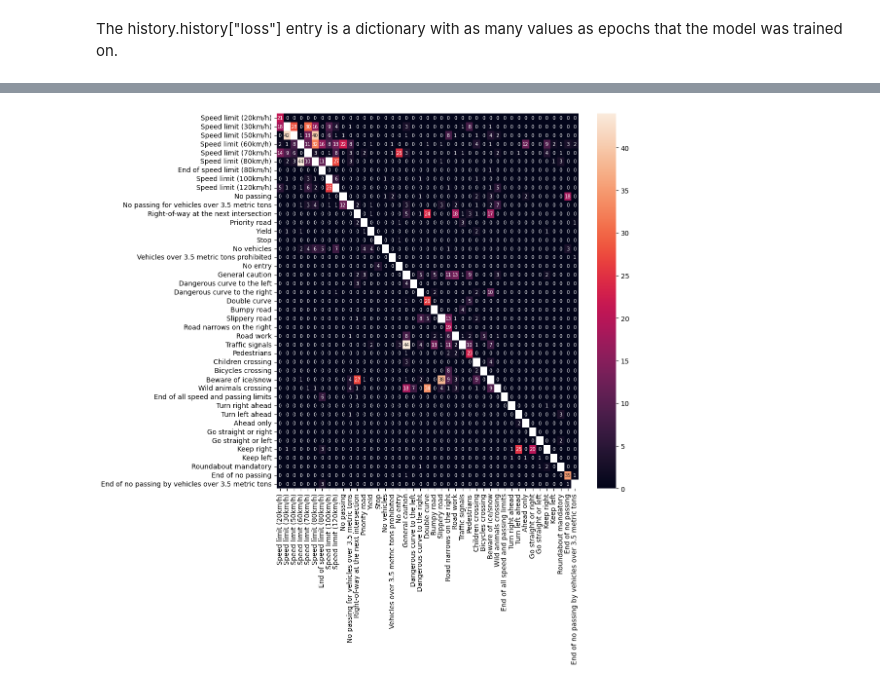
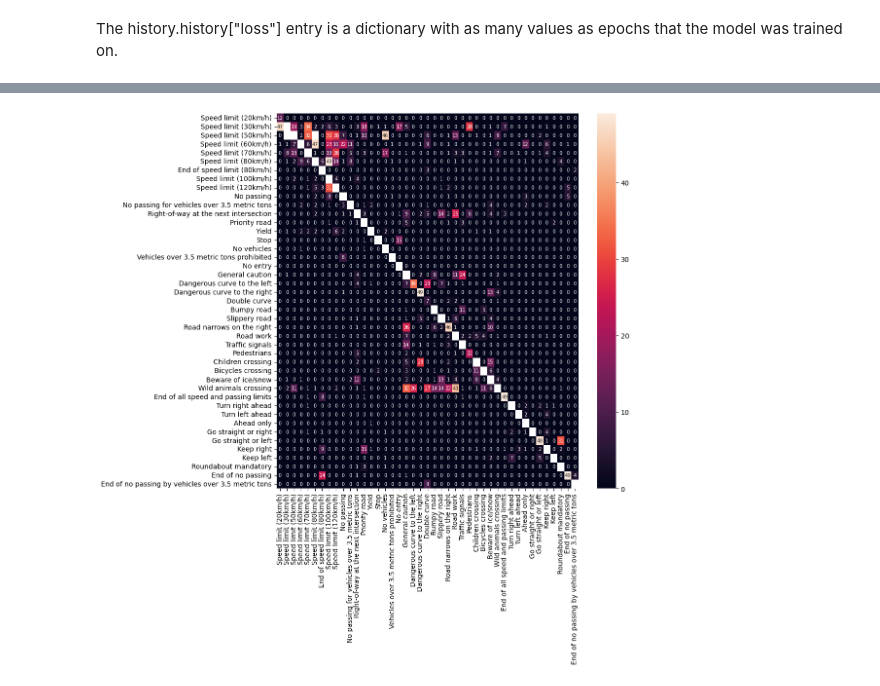
Before and after one commit to guevelel/COMP4449_Image_Classification, a Jupyter notebook: Traffic_Signs_COMP4449.ipynb, the cells around one changed output, grey strips where cells are left out. Saved outputs shown, nothing was run; the diff lists cells and outputs as text; code cells hidden in the pictures.

Commit message:
Updated to LeNet5 neural net, and added data augmentation

```diff
--- a/Traffic_Signs_COMP4449.ipynb
+++ b/Traffic_Signs_COMP4449.ipynb
@@ -212,12 +213,26 @@ plt.show()
 # %%
 #Build Neural Network Model:
 
+#model = Sequential()
+#model.add(Conv2D(filters=32, kernel_size=(5,5), activation='relu', input_shape=X_train.shape[1:]))
+#model.add(Flatten())
+#model.add(Dense(256, activation='relu'))
+#model.add(Dropout(rate=0.5))
+#model.add(Dense(43, activation='softmax'))
+
+#LeNet-5
 model = Sequential()
-model.add(Conv2D(filters=32, kernel_size=(5,5), activation='relu', input_shape=X_train.shape[1:]))
+model.add(Conv2D(filters=5, kernel_size=(5,5), activation='relu', padding='valid', input_shape=X_train.shape[1:]))
+model.add(AveragePooling2D(pool_size=(2,2),strides=2,padding='valid',data_format=None,)) #is this right?
+model.add(Conv2D(filters=5, kernel_size=(5,5), activation='relu', padding='valid'))
+model.add(AveragePooling2D(pool_size=(2,2),strides=2,padding='valid',data_format=None,)) #is this right?
 model.add(Flatten())
-model.add(Dense(256, activation='relu'))
-model.add(Dropout(rate=0.5))
+model.add(Dense(120, activation='relu'))
+model.add(Dense(84, activation='relu'))
 model.add(Dense(43, activation='softmax'))
+
+
+
 
 #Compile the model:
 model.compile(loss='categorical_crossentropy', optimizer='adam', metrics=['accuracy'])
@@ -232,7 +247,7 @@ model.compile(loss='categorical_crossentropy', optimizer='adam', metrics=['accur
 #Convolutional
 # %%
 #Set number of Epochs:
-eps = 3
+eps = 5
 
 #Fit model and track the accuracy and loss:
 history = model.fit(X_train, y_train, batch_size=32, epochs=eps, validation_data=(X_val, y_val))
@@ -318,11 +333,12 @@ y_preds = torch.Tensor(y_preds)
 # %%
 #Plot heatmap of classification results (masking values >50 to point out misclassifications)
 fig, ax = plt.subplots(figsize=(10,10))
 corr = confusion_matrix(y_preds, y_act)
+names = signnames.values()
 sns.heatmap(corr, annot=True,
             xticklabels=names,yticklabels=names, fmt='d',annot_kws={"size": 7},
             mask= corr >50 )
             #cmap="YlOrRd_r")
 plt.show()
 # %% [output]
-[figure, old version]
+[figure, new version]
```
Also changed, not shown: parts of 14 cells of this notebook.
